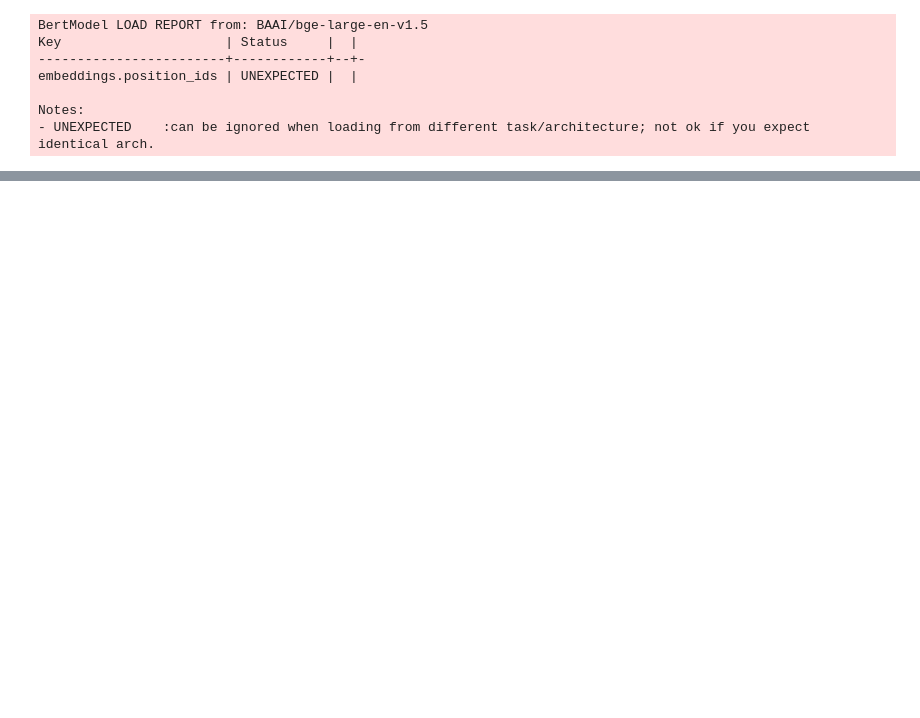
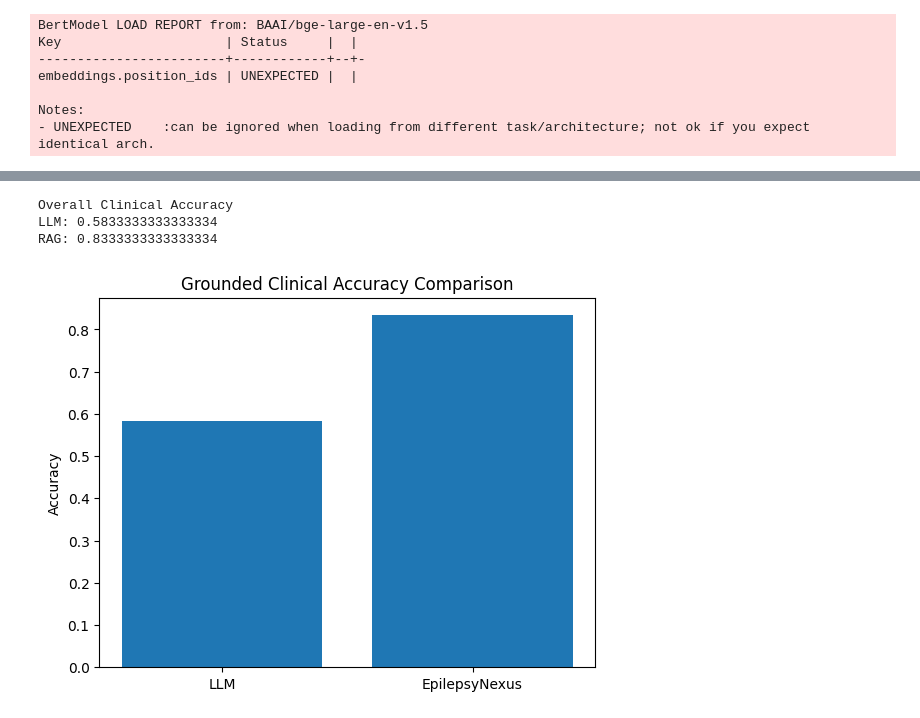
Before and after one commit to ChandanaAasrithaPentakota/EpilepsyNexus, a Jupyter notebook: trails/medical_rag.ipynb, the cells around one changed output, grey strips where cells are left out. Saved outputs shown, nothing was run; the diff lists cells and outputs as text; code cells hidden in the pictures; blank space fills up the shorter version.

```diff
--- a/trails/medical_rag.ipynb
+++ b/trails/medical_rag.ipynb
@@ -123,0 +349,18 @@ if __name__ == "__main__":
+# %%
+overall_llm = llm_accuracy.mean()
+overall_rag = rag_accuracy.mean()
+
+print("Overall Clinical Accuracy")
+print("LLM:", overall_llm)
+print("RAG:", overall_rag)
+# %% [output]
+Overall Clinical Accuracy
+LLM: 0.5833333333333334
+RAG: 0.8333333333333334
+# %%
+plt.bar(["LLM", "EpilepsyNexus"], [overall_llm, overall_rag])
+plt.title("Grounded Clinical Accuracy Comparison")
+plt.ylabel("Accuracy")
+plt.show()
+# %% [output]
+[figure, added]
```
Also changed, not shown: parts of 20 cells of this notebook, 3 other files.
